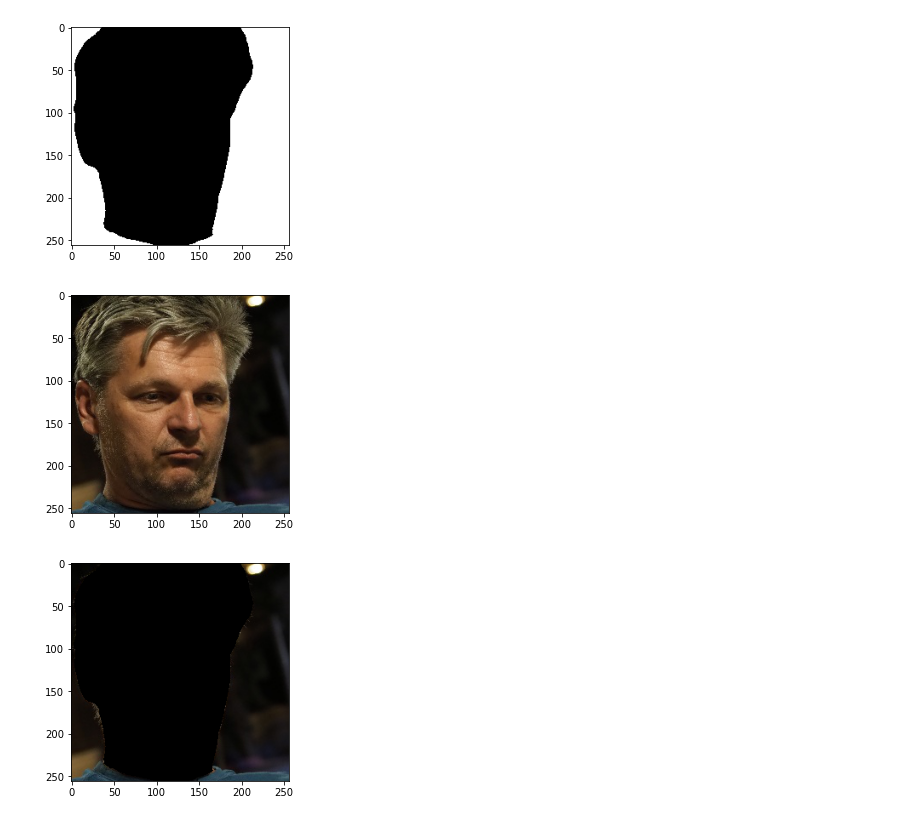
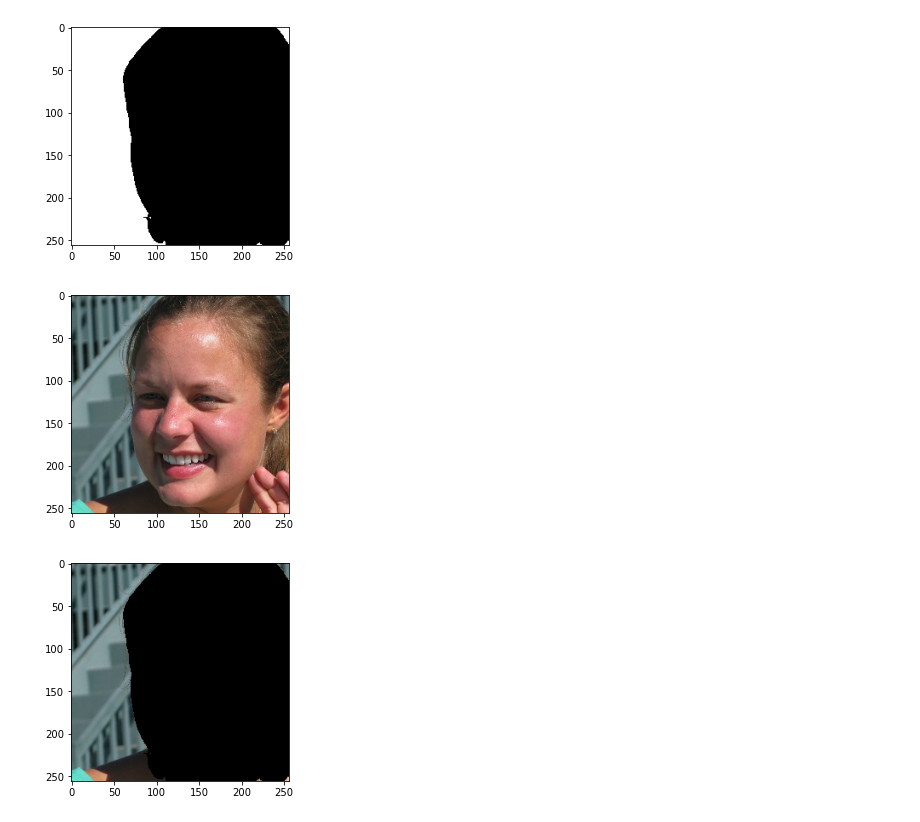
Before and after one commit to XezXey/guided-diffusion, a Jupyter notebook: experiment_scripts/TPAMI/misc_script/visualize_mask/fast_get_mask/fast_get_mask.ipynb, the cells around one changed output. Saved outputs shown, nothing was run; the diff lists cells and outputs as text; code cells hidden in the pictures.

```diff
--- a/experiment_scripts/TPAMI/misc_script/visualize_mask/fast_get_mask/fast_get_mask.ipynb
+++ b/experiment_scripts/TPAMI/misc_script/visualize_mask/fast_get_mask/fast_get_mask.ipynb
@@ -110,24 +110,26 @@ def face_segment(segment_part, img_path):
     out = seg_m
     return out
 # %%
-img_name = '24984'
+# img_name = '24984'
+# img_name = '46357'
+img_name = '48291'
 mask = f'/data/mint/DPM_Dataset/ffhq_256_with_anno/face_segment/train/anno/anno_{img_name}.png'
 img = f'/data/mint/DPM_Dataset/ffhq_256_with_anno/ffhq_256/train/{img_name}.jpg'
 
 segment_part = 'faceseg_nohead'
 mask = face_segment(segment_part, mask)
 plt.imshow(mask*1.0)
 plt.show()
 
 img = load_image(img)
 plt.imshow(img)
 plt.show()
 
 img_nohead = np.array(img) * mask
 plt.imshow(img_nohead)
 plt.show()
 Image.fromarray(img_nohead).save(f'./{img_name}_{segment_part}.jpg')
 # %% [output]
-[figure, old version]
+[figure, new version]
-[figure, old version]
+[figure, new version]
-[figure, old version]
+[figure, new version]
```
Also changed, not shown: 2 other files.
